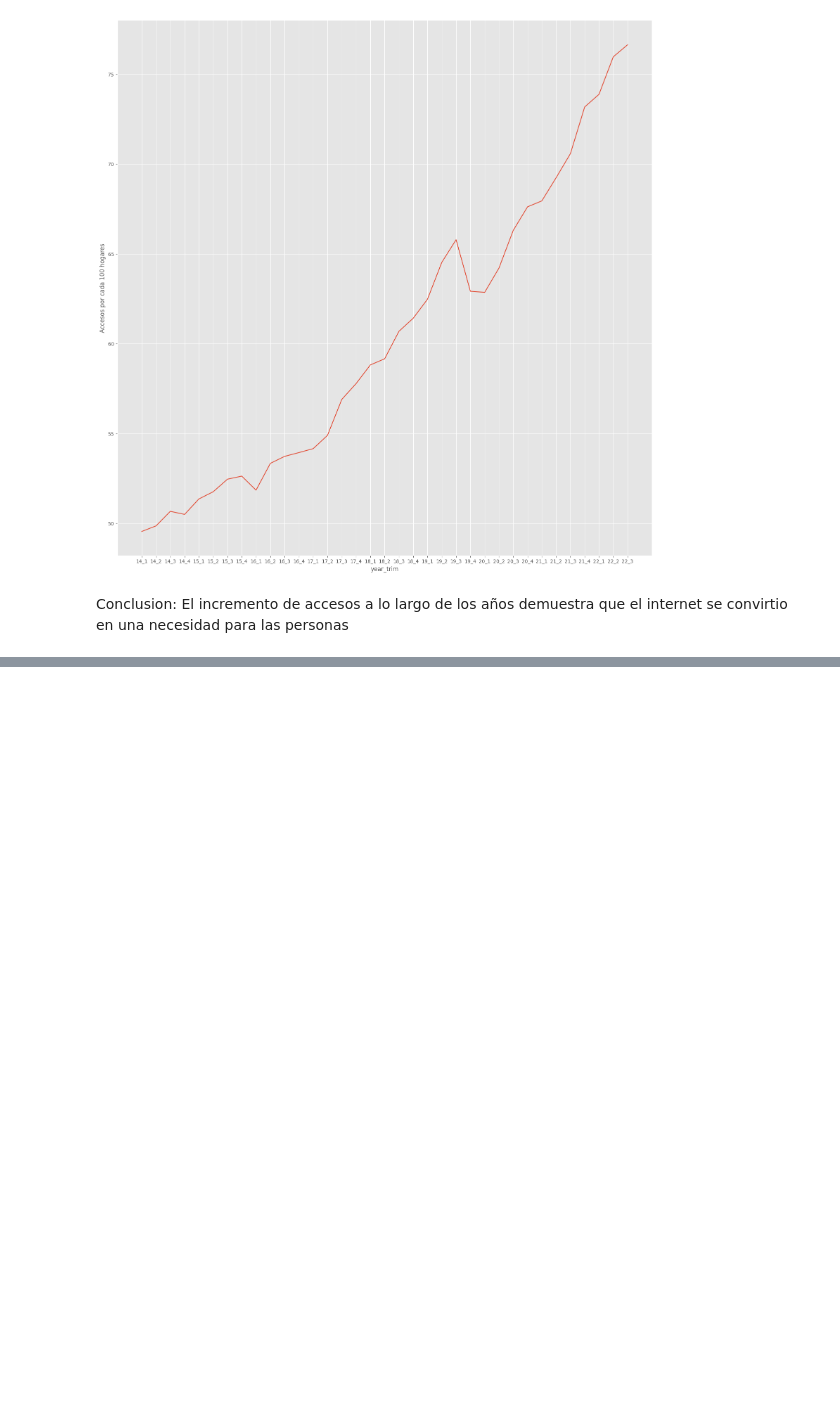
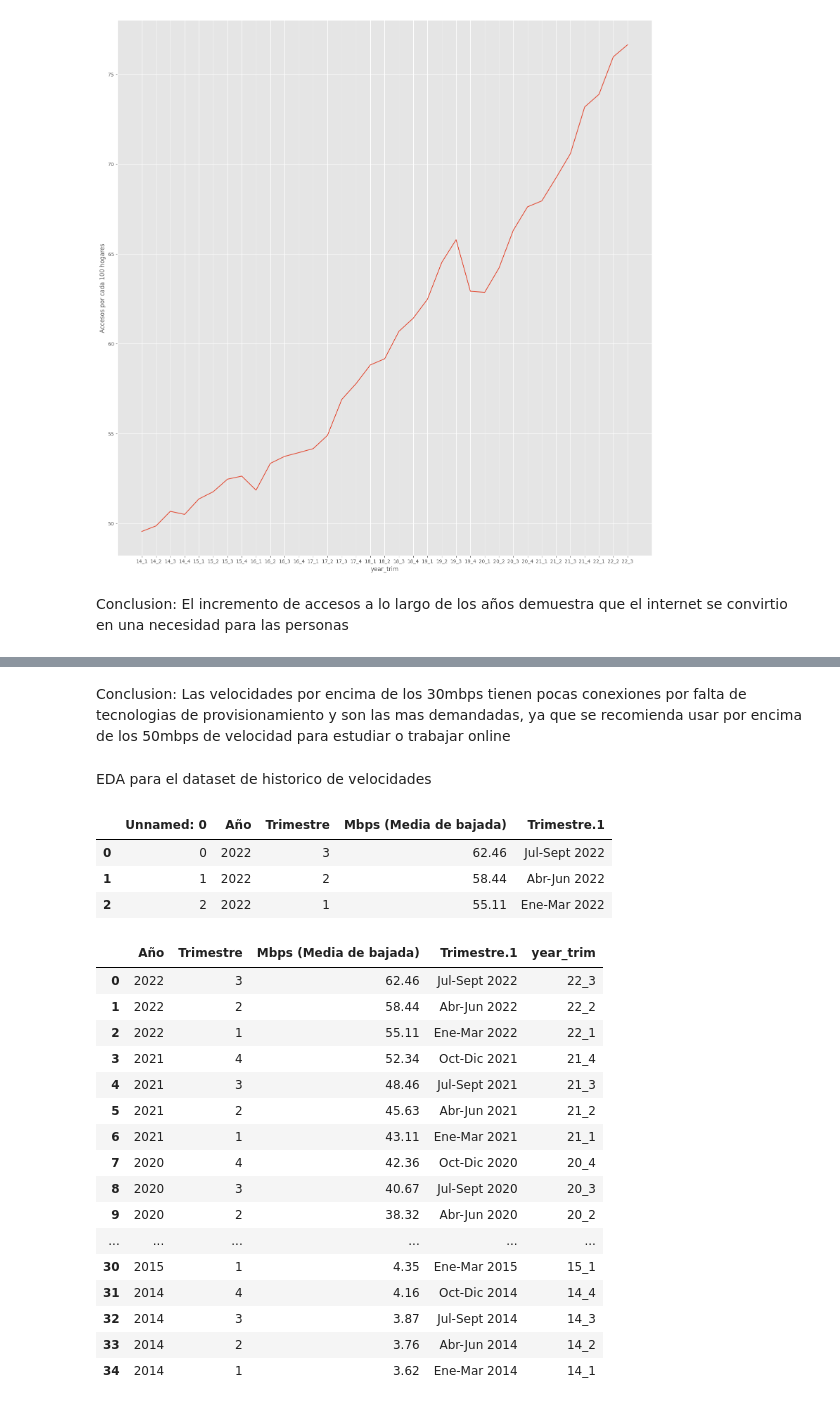
Before and after one commit to pablozmr/proy_ind_II, a Jupyter notebook: EDA.ipynb, the cells around one changed output, grey strips where cells are left out. Drawn from its saved outputs; the diff is of its cells as text; code cells hidden in the pictures; blank space fills up the shorter version.

```diff
--- a/EDA.ipynb
+++ b/EDA.ipynb
@@ -101,0 +149,5 @@ velocidad = pd.read_csv("Dataset/acceso_int_vel.csv")
+# %% [markdown]
+Conclusion: Las velocidades por encima de los 30mbps tienen pocas conexiones por falta de tecnologias de provisionamiento y son las mas demandadas,
+ya que se recomienda usar por encima de los 50mbps de velocidad para estudiar o trabajar online
+# %% [markdown]
+EDA para el dataset de historico de velocidades
@@ -102,3 +156,30 @@ velocidad = pd.read_csv("Dataset/acceso_int_vel.csv")
+# %%
+velocidad.head(3)
+# %% [output]
+|  | Unnamed: 0 | Año | Trimestre | Mbps (Media de bajada) | Trimestre.1 |
+| 0 | 0 | 2022 | 3 | 62.46 | Jul-Sept 2022 |
+| 1 | 1 | 2022 | 2 | 58.44 | Abr-Jun 2022 |
+| 2 | 2 | 2022 | 1 | 55.11 | Ene-Mar 2022 |
+# %%
+velocidad.drop(columns='Unnamed: 0', inplace= True)
+# %% [output]
+|  | Año | Trimestre | Mbps (Media de bajada) | Trimestre.1 | year_trim |
+| 0 | 2022 | 3 | 62.46 | Jul-Sept 2022 | 22_3 |
+| 1 | 2022 | 2 | 58.44 | Abr-Jun 2022 | 22_2 |
+| 2 | 2022 | 1 | 55.11 | Ene-Mar 2022 | 22_1 |
+| 3 | 2021 | 4 | 52.34 | Oct-Dic 2021 | 21_4 |
+| 4 | 2021 | 3 | 48.46 | Jul-Sept 2021 | 21_3 |
+| 5 | 2021 | 2 | 45.63 | Abr-Jun 2021 | 21_2 |
+| 6 | 2021 | 1 | 43.11 | Ene-Mar 2021 | 21_1 |
+| 7 | 2020 | 4 | 42.36 | Oct-Dic 2020 | 20_4 |
+| 8 | 2020 | 3 | 40.67 | Jul-Sept 2020 | 20_3 |
+| 9 | 2020 | 2 | 38.32 | Abr-Jun 2020 | 20_2 |
+| ... | ... | ... | ... | ... | ... |
+| 30 | 2015 | 1 | 4.35 | Ene-Mar 2015 | 15_1 |
+| 31 | 2014 | 4 | 4.16 | Oct-Dic 2014 | 14_4 |
+| 32 | 2014 | 3 | 3.87 | Jul-Sept 2014 | 14_3 |
+| 33 | 2014 | 2 | 3.76 | Abr-Jun 2014 | 14_2 |
+| 34 | 2014 | 1 | 3.62 | Ene-Mar 2014 | 14_1 |
 # %%
 velocidad.info()
 # %% [output]
```
Also changed, not shown: parts of 21 cells of this notebook.
